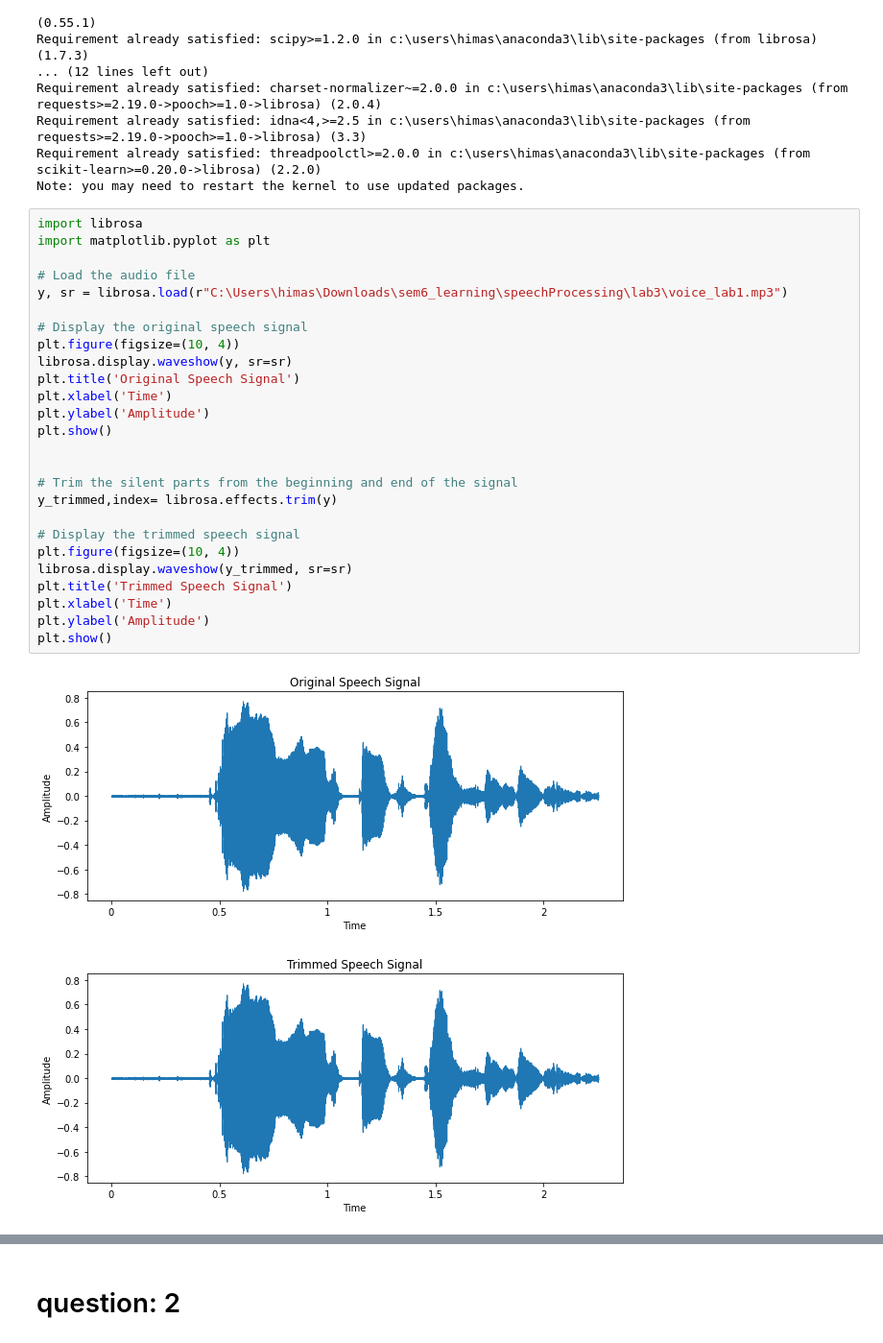
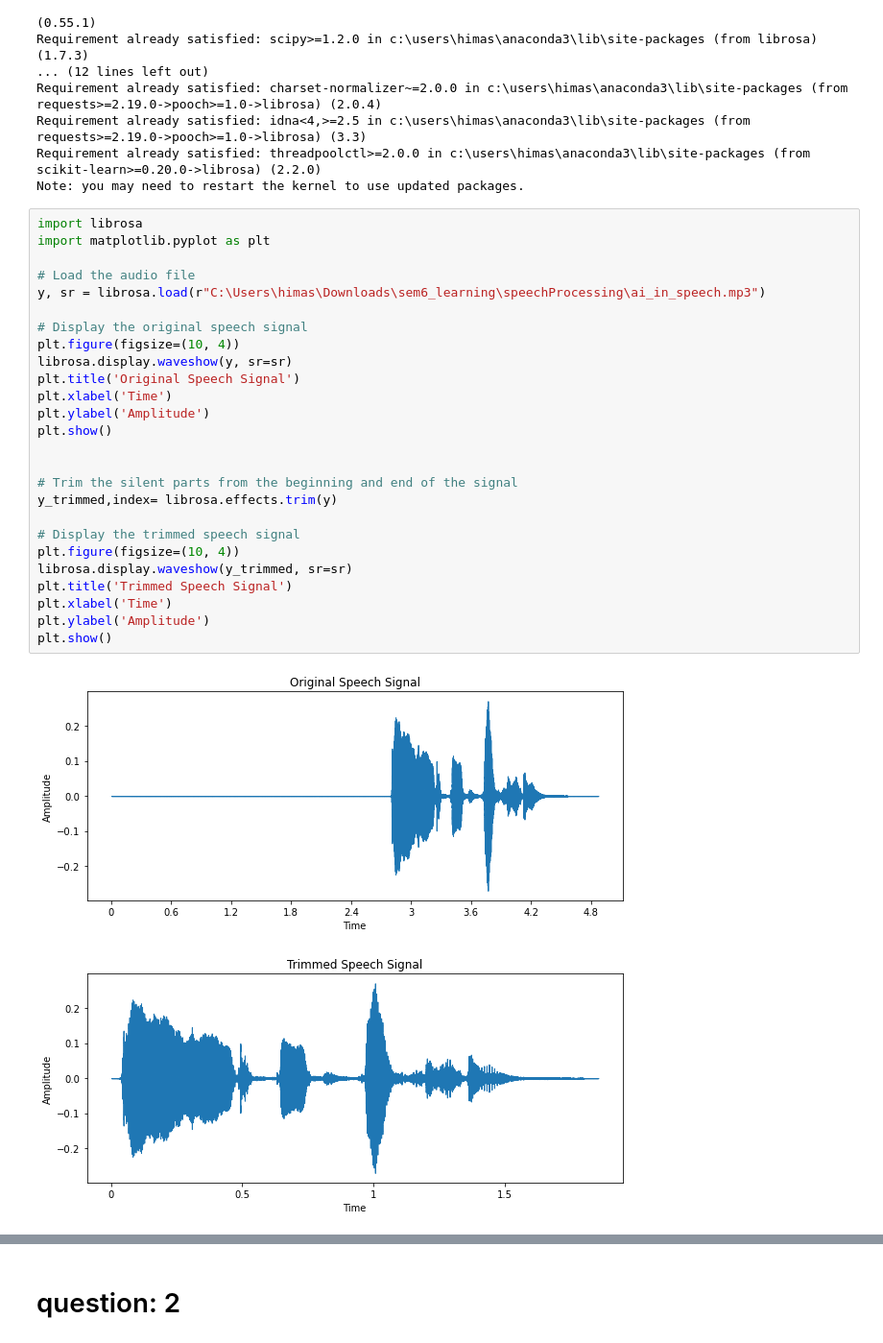
Before and after one commit to RamyaSree-M/AI-in-speech-processing, a Jupyter notebook: lab3.ipynb, the cells around one changed output, grey strips where cells are left out. Shown at 96% size. Drawn from its saved outputs; the diff is of its cells as text.

```diff
--- a/lab3.ipynb
+++ b/lab3.ipynb
@@ -48,29 +48,29 @@ Note: you may need to restart the kernel to use updated packages.
 # %%
 import librosa
 import matplotlib.pyplot as plt
 
 # Load the audio file
-y, sr = librosa.load(r"C:\Users\himas\Downloads\sem6_learning\speechProcessing\lab3\voice_lab1.mp3")
+y, sr = librosa.load(r"C:\Users\himas\Downloads\sem6_learning\speechProcessing\ai_in_speech.mp3")
 
 # Display the original speech signal
 plt.figure(figsize=(10, 4))
 librosa.display.waveshow(y, sr=sr)
 plt.title('Original Speech Signal')
 plt.xlabel('Time')
 plt.ylabel('Amplitude')
 plt.show()
 
 
 # Trim the silent parts from the beginning and end of the signal
 y_trimmed,index= librosa.effects.trim(y)
 
 # Display the trimmed speech signal
 plt.figure(figsize=(10, 4))
 librosa.display.waveshow(y_trimmed, sr=sr)
 plt.title('Trimmed Speech Signal')
 plt.xlabel('Time')
 plt.ylabel('Amplitude')
 plt.show()
 # %% [output]
-[figure, old version]
+[figure, new version]
-[figure, old version]
+[figure, new version]
```
Also changed, not shown: parts of 1 cell of this notebook.
